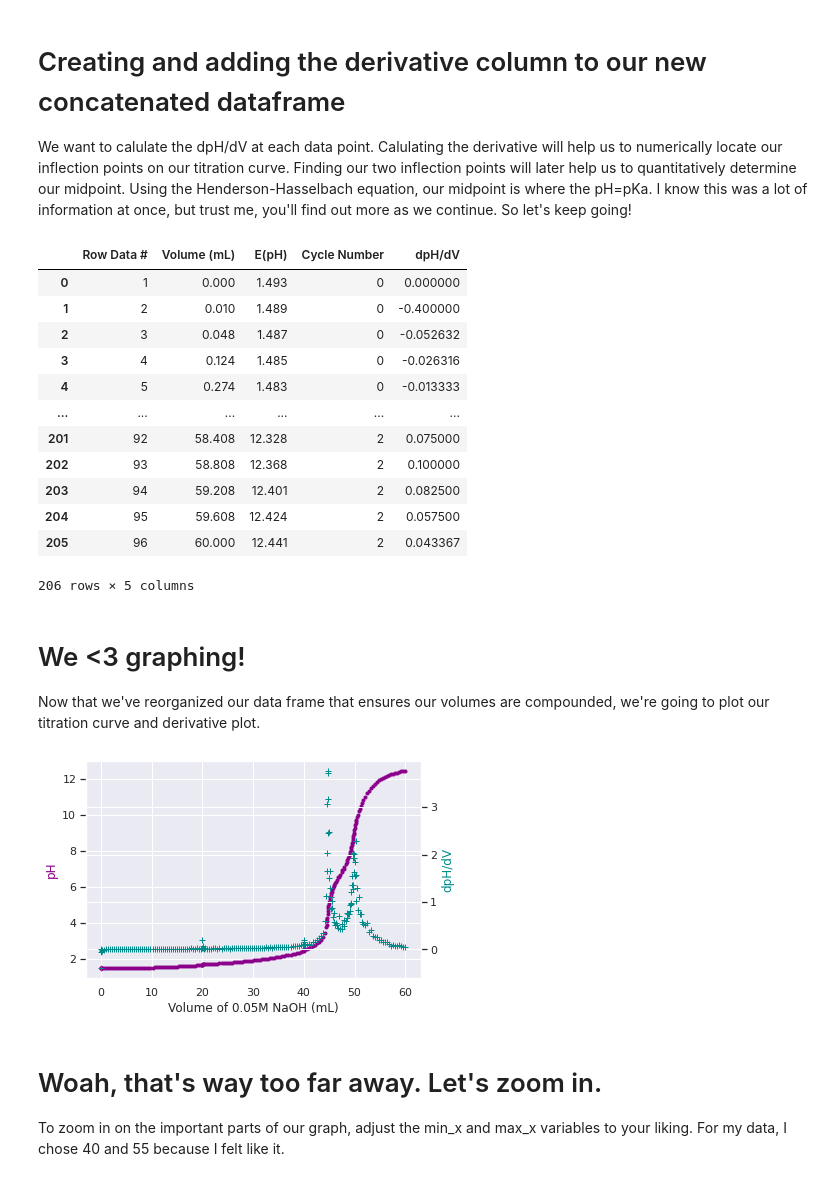
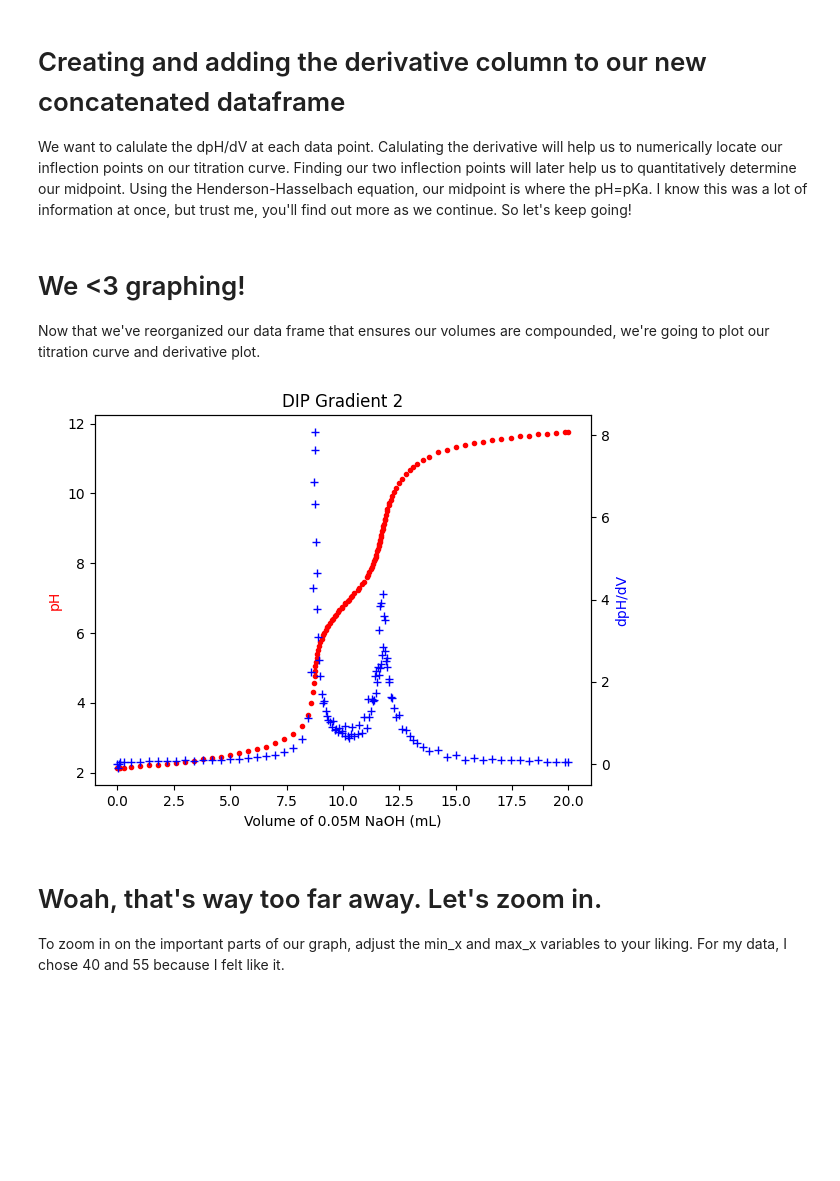
Before and after one commit to aryellewright/Kumar-Biomaterials-Lab, a Jupyter notebook: titrations/titration_code.ipynb, the cells around one changed output. Drawn from its saved outputs; the diff is of its cells as text; code cells hidden in the pictures; blank space fills up the shorter version.

Commit message:
Updating plots and code

```diff
--- a/titrations/titration_code.ipynb
+++ b/titrations/titration_code.ipynb
@@ -11,7 +11,7 @@ import scipy.stats as stats
 #from sklearn.linear_model import LinearRegression
 import seaborn as sns
 import scipy.optimize
-sns.set()
+import matplotlib.patches as mpatches
 
 # from google.colab import drive
 # drive.mount('/content/drive')
@@ -19,15 +19,17 @@ sns.set()
 # Locating data and sorting
 Upload your csv files to your google drive. Use the '*' symbol to change the directories within your drive to locate your data. Ensure that your files are correct by printing all_files
 # %%
-# locating the data in google drive
-# all_files = glob.glob("/*/*/*/*/DMAEMA80-PEG20/*.csv")
+# If you know the exact path, replace with that. Otherwise, the following line will work:
+# files = glob.glob('/*/*/*/*/*/DIPblock/data*.csv')
+path = '/Users/aryellewright/Documents/Kumar-Biomaterials-Lab/titrations/DMAstat'
+all_files = glob.glob(f'{path}/*Tdata*.csv')
 
-# locating the data on your computerf
-path = '/Users/aryellewright/Documents/GitHub/Kumar-Biomaterials-Lab/titrations/*.csv'
-files = glob.glob(path)
+# Sorting the files
+all_files.sort()
 
-dataframes = [pd.read_csv(file) for file in files]
-# sorting and displaying our files
-all_files.sort()
-all_files
+# Reading the files into dataframes
+dataframes = [pd.read_csv(file) for file in all_files]
+
+# Displaying the sorted files
+print(all_files)
 # %% [output]
@@ -133,39 +120,27 @@ for i in range(1, len(volumes)):
 # adding a 'derivatives' column to our dataframe
 concat_df["dpH/dV"] = derivatives_list
 
-concat_df
+#concat_df
-# %% [output]
-|  | Row Data # | Volume (mL) | E(pH) | Cycle Number | dpH/dV |
-| 0 | 1 | 0.000 | 1.493 | 0 | 0.000000 |
-| 1 | 2 | 0.010 | 1.489 | 0 | -0.400000 |
-| 2 | 3 | 0.048 | 1.487 | 0 | -0.052632 |
-| 3 | 4 | 0.124 | 1.485 | 0 | -0.026316 |
-| 4 | 5 | 0.274 | 1.483 | 0 | -0.013333 |
-| ... | ... | ... | ... | ... | ... |
-| 201 | 92 | 58.408 | 12.328 | 2 | 0.075000 |
-| 202 | 93 | 58.808 | 12.368 | 2 | 0.100000 |
-| 203 | 94 | 59.208 | 12.401 | 2 | 0.082500 |
-| 204 | 95 | 59.608 | 12.424 | 2 | 0.057500 |
-| 205 | 96 | 60.000 | 12.441 | 2 | 0.043367 |
-206 rows × 5 columns
 # %% [markdown]
 # We <3 graphing!
 Now that we've reorganized our data frame that ensures our volumes are compounded, we're going to plot our titration curve and derivative plot.
 # %%
 # creating a plot that can have two y-axis
 fig, titration_curve = plt.subplots()
 
 # plotting the two sets of data
 derivative_curve = titration_curve.twinx()
-titration_curve.plot(volumes, pHs, '.', color='darkmagenta')
-derivative_curve.plot(volumes, derivatives_list, '+', color='darkcyan')
+derivative_curve.grid(False)
+titration_curve.plot(volumes, pHs, '.', color='red')
+derivative_curve.plot(volumes, derivatives_list, '+', color='blue')
 
 # labelling the axes and adding color
+titration_curve.set_title('DIP Gradient 2')
 titration_curve.set_xlabel('Volume of 0.05M NaOH (mL)')
-titration_curve.set_ylabel('pH', color='darkmagenta')
-derivative_curve.set_ylabel('dpH/dV', color='darkcyan');
+titration_curve.set_ylabel('pH', color='red')
+derivative_curve.set_ylabel('dpH/dV', color='blue');
 # %% [output]
-[figure, old version]
+[figure, new version]
 # %% [markdown]
 # Woah, that's way too far away. Let's zoom in.
 To zoom in on the important parts of our graph, adjust the min_x and max_x variables to your liking. For my data, I chose 40 and 55 because I felt like it.
```
Also changed, not shown: parts of 18 cells of this notebook, 17 other files.
